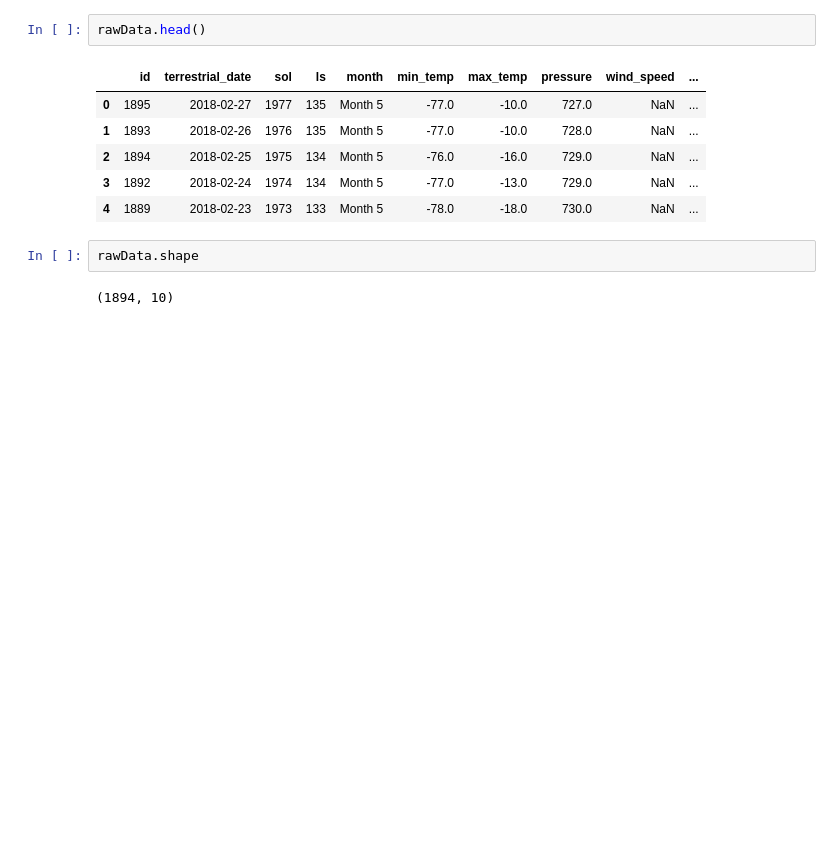
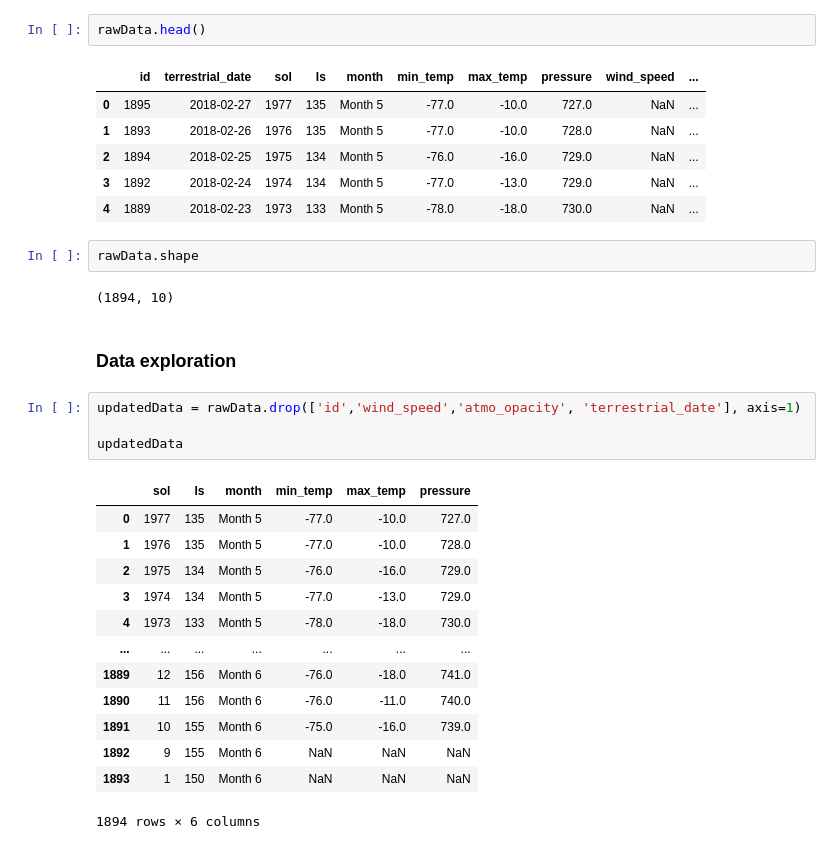
Before and after one commit to PiyushWithPant/Mars-Weather-Data-Analysis, a Jupyter notebook: index.ipynb, the cells around one changed output. Cells and saved outputs as stored; diff of their text form; blank space fills up the shorter version.

```diff
--- a/index.ipynb
+++ b/index.ipynb
@@ -27,3 +29,23 @@ rawData.head()
 rawData.shape
 # %% [output]
 (1894, 10)
+# %% [markdown]
+### Data exploration
+# %%
+updatedData = rawData.drop(['id','wind_speed','atmo_opacity', 'terrestrial_date'], axis=1)
+
+updatedData
+# %% [output]
+|  | sol | ls | month | min_temp | max_temp | pressure |
+| 0 | 1977 | 135 | Month 5 | -77.0 | -10.0 | 727.0 |
+| 1 | 1976 | 135 | Month 5 | -77.0 | -10.0 | 728.0 |
+| 2 | 1975 | 134 | Month 5 | -76.0 | -16.0 | 729.0 |
+| 3 | 1974 | 134 | Month 5 | -77.0 | -13.0 | 729.0 |
+| 4 | 1973 | 133 | Month 5 | -78.0 | -18.0 | 730.0 |
+| ... | ... | ... | ... | ... | ... | ... |
+| 1889 | 12 | 156 | Month 6 | -76.0 | -18.0 | 741.0 |
+| 1890 | 11 | 156 | Month 6 | -76.0 | -11.0 | 740.0 |
+| 1891 | 10 | 155 | Month 6 | -75.0 | -16.0 | 739.0 |
+| 1892 | 9 | 155 | Month 6 | NaN | NaN | NaN |
+| 1893 | 1 | 150 | Month 6 | NaN | NaN | NaN |
+1894 rows × 6 columns
```
Also changed, not shown: parts of 13 cells of this notebook.
